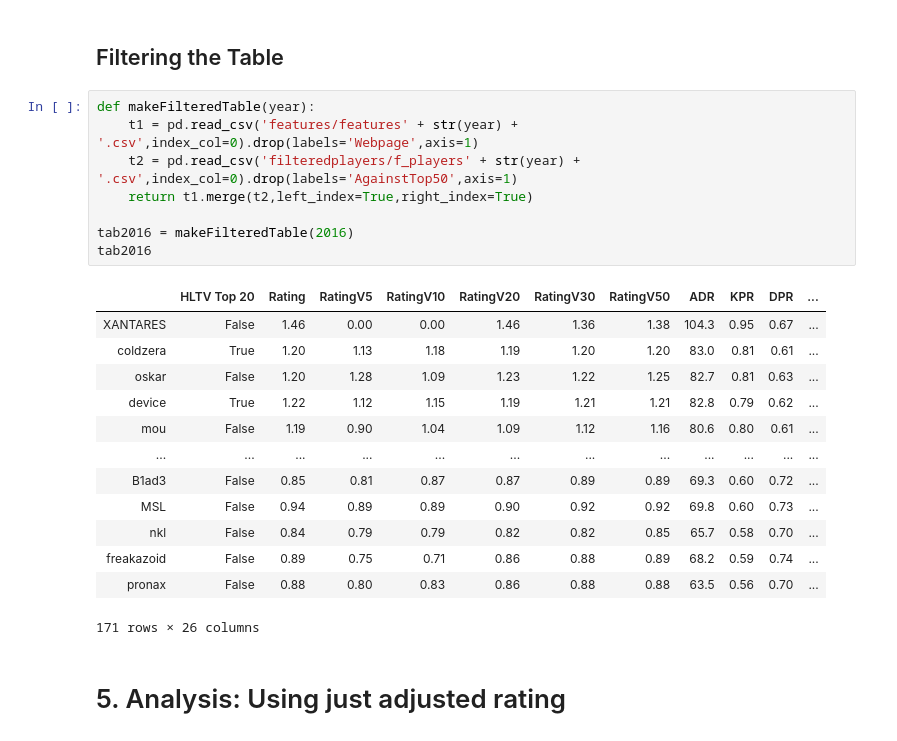
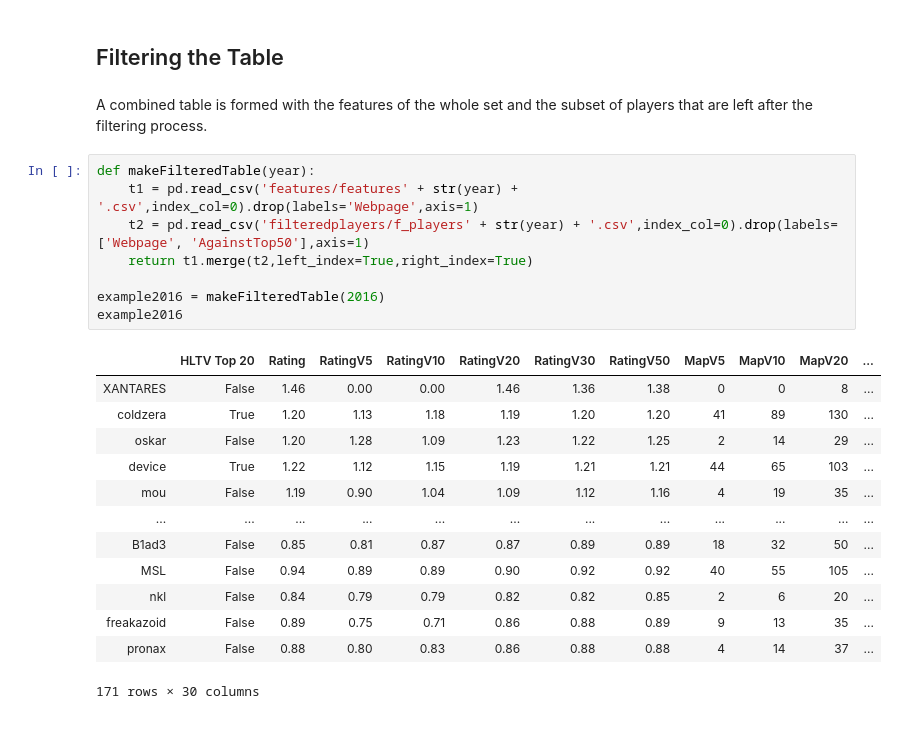
Before and after one commit to alang24/ML-HLTVtop20, a Jupyter notebook: main.ipynb, the cells around one changed output. Cells and saved outputs as stored; diff of their text form.

```diff
--- a/main.ipynb
+++ b/main.ipynb
@@ -386,27 +467,27 @@ def filterPlayers(year):
 #     filterPlayers(year)
 # %% [markdown]
 ## Filtering the Table
+# %% [markdown]
+A combined table is formed with the features of the whole set and the subset of players that are left after the filtering process.
 # %%
 def makeFilteredTable(year):
     t1 = pd.read_csv('features/features' + str(year) + '.csv',index_col=0).drop(labels='Webpage',axis=1)
-    t2 = pd.read_csv('filteredplayers/f_players' + str(year) + '.csv',index_col=0).drop(labels='AgainstTop50',axis=1)
+    t2 = pd.read_csv('filteredplayers/f_players' + str(year) + '.csv',index_col=0).drop(labels=['Webpage', 'AgainstTop50'],axis=1)
     return t1.merge(t2,left_index=True,right_index=True)
 
-tab2016 = makeFilteredTable(2016)
-tab2016
+example2016 = makeFilteredTable(2016)
+example2016
 # %% [output]
-|  | HLTV Top 20 | Rating | RatingV5 | RatingV10 | RatingV20 | RatingV30 | RatingV50 | ADR | KPR | DPR | ... |
-| XANTARES | False | 1.46 | 0.00 | 0.00 | 1.46 | 1.36 | 1.38 | 104.3 | 0.95 | 0.67 | ... |
-| coldzera | True | 1.20 | 1.13 | 1.18 | 1.19 | 1.20 | 1.20 | 83.0 | 0.81 | 0.61 | ... |
-| oskar | False | 1.20 | 1.28 | 1.09 | 1.23 | 1.22 | 1.25 | 82.7 | 0.81 | 0.63 | ... |
-| device | True | 1.22 | 1.12 | 1.15 | 1.19 | 1.21 | 1.21 | 82.8 | 0.79 | 0.62 | ... |
-| mou | False | 1.19 | 0.90 | 1.04 | 1.09 | 1.12 | 1.16 | 80.6 | 0.80 | 0.61 | ... |
+|  | HLTV Top 20 | Rating | RatingV5 | RatingV10 | RatingV20 | RatingV30 | RatingV50 | MapV5 | MapV10 | MapV20 | ... |
+| XANTARES | False | 1.46 | 0.00 | 0.00 | 1.46 | 1.36 | 1.38 | 0 | 0 | 8 | ... |
+| coldzera | True | 1.20 | 1.13 | 1.18 | 1.19 | 1.20 | 1.20 | 41 | 89 | 130 | ... |
+| oskar | False | 1.20 | 1.28 | 1.09 | 1.23 | 1.22 | 1.25 | 2 | 14 | 29 | ... |
+| device | True | 1.22 | 1.12 | 1.15 | 1.19 | 1.21 | 1.21 | 44 | 65 | 103 | ... |
+| mou | False | 1.19 | 0.90 | 1.04 | 1.09 | 1.12 | 1.16 | 4 | 19 | 35 | ... |
 | ... | ... | ... | ... | ... | ... | ... | ... | ... | ... | ... | ... |
-| B1ad3 | False | 0.85 | 0.81 | 0.87 | 0.87 | 0.89 | 0.89 | 69.3 | 0.60 | 0.72 | ... |
-| MSL | False | 0.94 | 0.89 | 0.89 | 0.90 | 0.92 | 0.92 | 69.8 | 0.60 | 0.73 | ... |
-| nkl | False | 0.84 | 0.79 | 0.79 | 0.82 | 0.82 | 0.85 | 65.7 | 0.58 | 0.70 | ... |
-| freakazoid | False | 0.89 | 0.75 | 0.71 | 0.86 | 0.88 | 0.89 | 68.2 | 0.59 | 0.74 | ... |
-| pronax | False | 0.88 | 0.80 | 0.83 | 0.86 | 0.88 | 0.88 | 63.5 | 0.56 | 0.70 | ... |
+| B1ad3 | False | 0.85 | 0.81 | 0.87 | 0.87 | 0.89 | 0.89 | 18 | 32 | 50 | ... |
+| MSL | False | 0.94 | 0.89 | 0.89 | 0.90 | 0.92 | 0.92 | 40 | 55 | 105 | ... |
+| nkl | False | 0.84 | 0.79 | 0.79 | 0.82 | 0.82 | 0.85 | 2 | 6 | 20 | ... |
+| freakazoid | False | 0.89 | 0.75 | 0.71 | 0.86 | 0.88 | 0.89 | 9 | 13 | 35 | ... |
+| pronax | False | 0.88 | 0.80 | 0.83 | 0.86 | 0.88 | 0.88 | 4 | 14 | 37 | ... |
-171 rows × 26 columns
+171 rows × 30 columns
-# %% [markdown]
-# 5. Analysis: Using just adjusted rating
```
Also changed, not shown: parts of 28 cells of this notebook, 2 other files.
